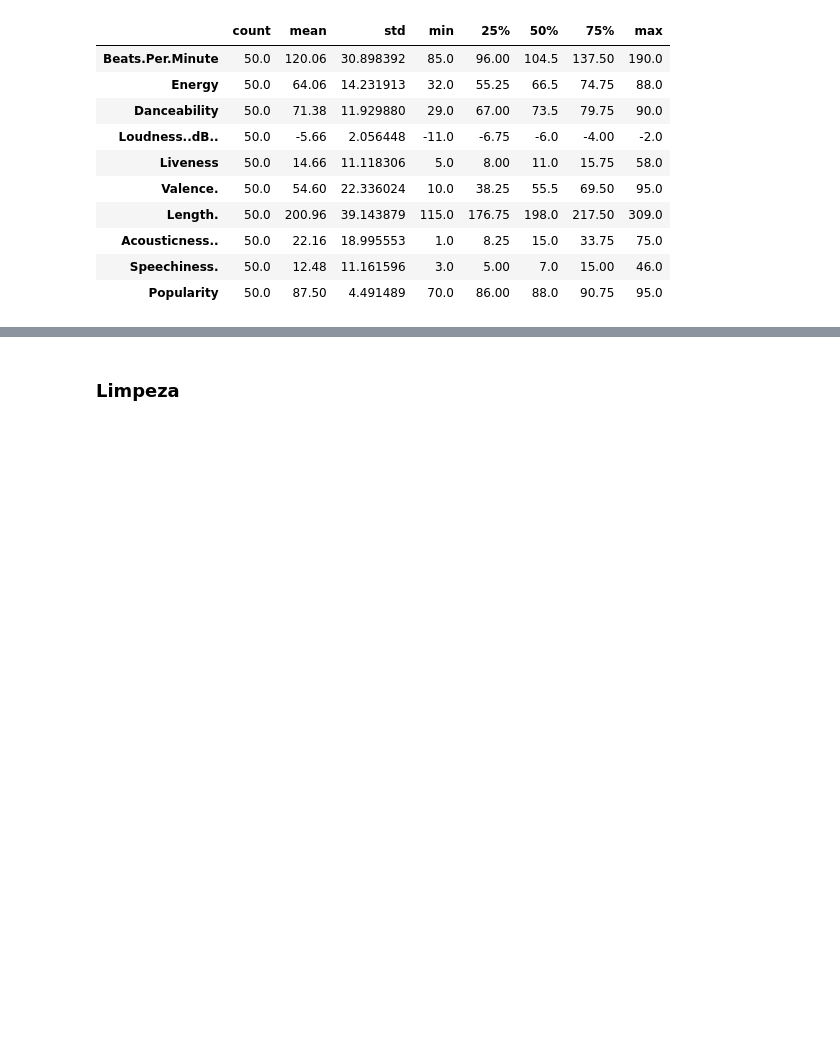
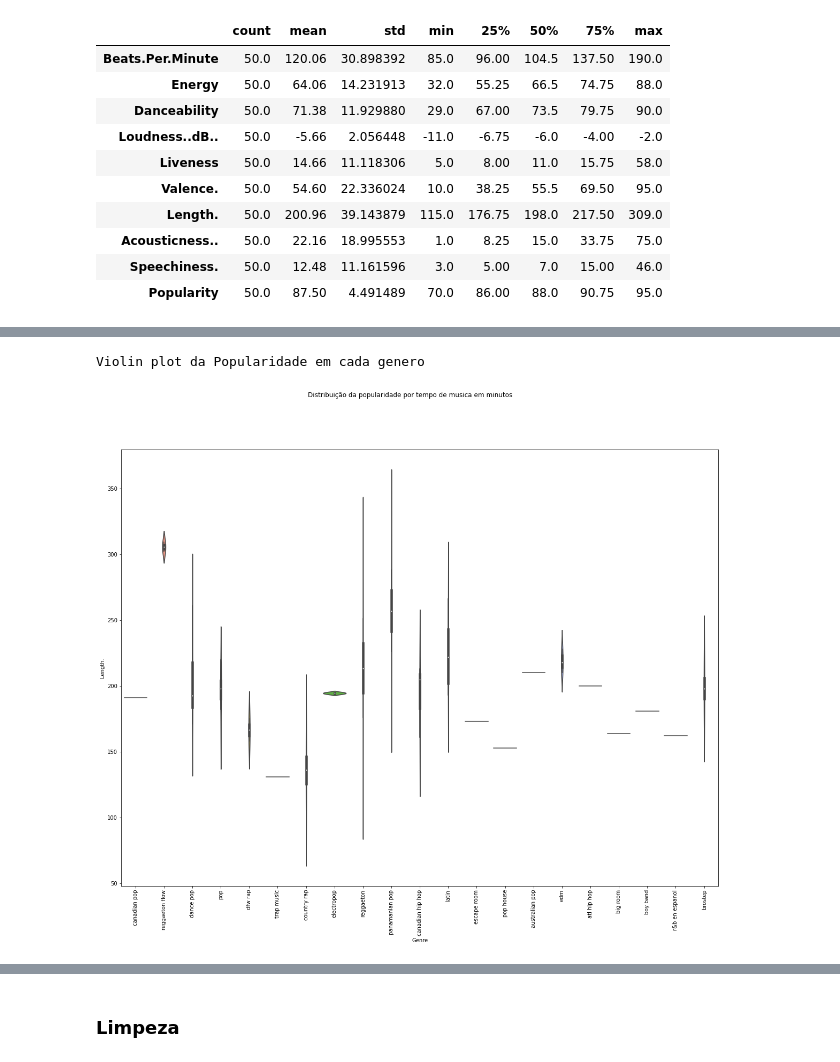
Before and after one commit to CarineMS/SpotifyTop10_2019, a Jupyter notebook: Spotify_Top10.ipynb, the cells around one changed output, grey strips where cells are left out. Drawn from its saved outputs; the diff is of its cells as text; code cells hidden in the pictures; blank space fills up the shorter version.

```diff
--- a/Spotify_Top10.ipynb
+++ b/Spotify_Top10.ipynb
@@ -140,0 +143,12 @@ Name: Artist.Name, dtype: int64
+# %%
+print("Violin plot da Popularidade em cada genero")
+fig, ax = plt.subplots(figsize=(20,15))
+ax = sns.violinplot(x = 'Genre',
+                    y = 'Length.',
+                    data = df,
+                    line_width=2)
+plt.suptitle('Distribuição da popularidade por tempo de musica em minutos')
+plt.xticks(rotation=90);
+# %% [output]
+Violin plot da Popularidade em cada genero
+[figure, added]
```
Also changed, not shown: parts of 17 cells of this notebook.
